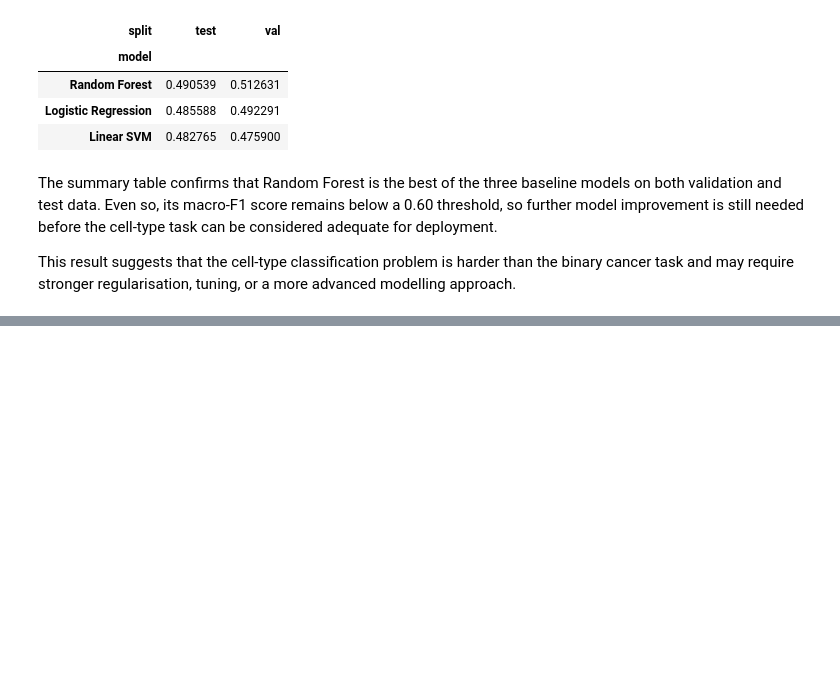
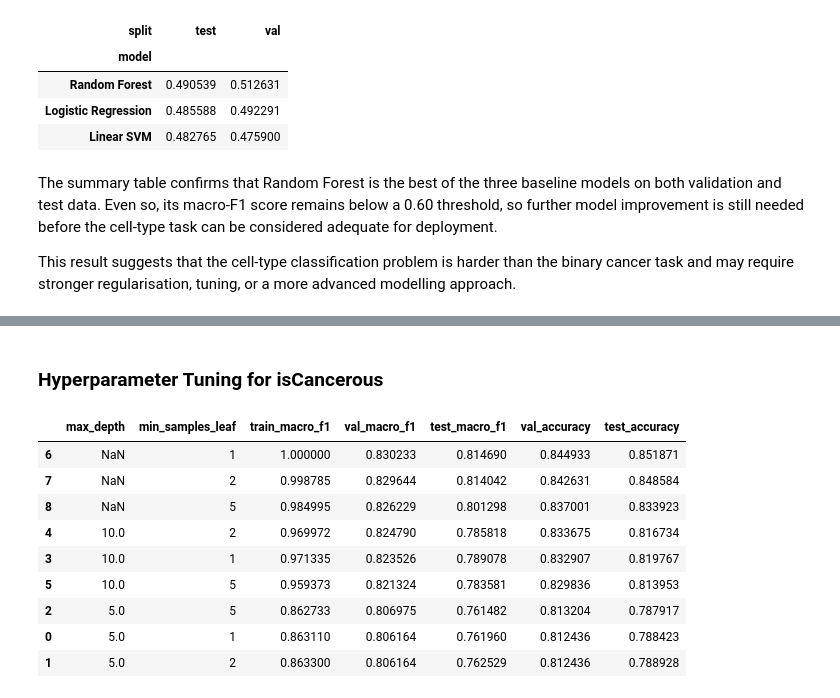
Before and after one commit to theaussiepie/Conformal-Prediction-with-ML-Workflow, a Jupyter notebook: workflow.ipynb, the cells around one changed output, grey strips where cells are left out. Cells and saved outputs as stored; diff of their text form; code cells hidden in the pictures; blank space fills up the shorter version.

Commit message:
hyperparamter tuning

```diff
--- a/workflow.ipynb
+++ b/workflow.ipynb
@@ -976,0 +983,47 @@ This result suggests that the cell-type classification problem is harder than th
+# %% [markdown]
+### Hyperparameter Tuning for isCancerous
+# %%
+from sklearn.model_selection import ParameterGrid
+
+rf_grid = list(ParameterGrid({
+    "max_depth": [5, 10, None],
+    "min_samples_leaf": [1, 2, 5]
+}))
+
+rf_cancer_results = []
+
+for params in rf_grid:
+    model = make_rf(
+        n_estimators=300,
+        max_depth=params["max_depth"]
+    )
+    model.set_params(clf__min_samples_leaf=params["min_samples_leaf"])
+
+    model.fit(X_train_c_2d, y_train_c)
+
+    train_pred = model.predict(X_train_c_2d)
+    val_pred = model.predict(X_val_c_2d)
+    test_pred = model.predict(X_test_c_2d)
+
+    rf_cancer_results.append({
+        **params,
+        "train_macro_f1": f1_score(y_train_c, train_pred, average="macro"),
+        "val_macro_f1": f1_score(y_val_c, val_pred, average="macro"),
+        "test_macro_f1": f1_score(y_test_c, test_pred, average="macro"),
+        "val_accuracy": accuracy_score(y_val_c, val_pred),
+        "test_accuracy": accuracy_score(y_test_c, test_pred)
+    })
+
+rf_cancer_results_df = pd.DataFrame(rf_cancer_results).sort_values("val_macro_f1", ascending=False)
+rf_cancer_results_df
+# %% [output]
+|  | max_depth | min_samples_leaf | train_macro_f1 | val_macro_f1 | test_macro_f1 | val_accuracy | test_accuracy |
+| 6 | NaN | 1 | 1.000000 | 0.830233 | 0.814690 | 0.844933 | 0.851871 |
+| 7 | NaN | 2 | 0.998785 | 0.829644 | 0.814042 | 0.842631 | 0.848584 |
+| 8 | NaN | 5 | 0.984995 | 0.826229 | 0.801298 | 0.837001 | 0.833923 |
+| 4 | 10.0 | 2 | 0.969972 | 0.824790 | 0.785818 | 0.833675 | 0.816734 |
+| 3 | 10.0 | 1 | 0.971335 | 0.823526 | 0.789078 | 0.832907 | 0.819767 |
+| 5 | 10.0 | 5 | 0.959373 | 0.821324 | 0.783581 | 0.829836 | 0.813953 |
+| 2 | 5.0 | 5 | 0.862733 | 0.806975 | 0.761482 | 0.813204 | 0.787917 |
+| 0 | 5.0 | 1 | 0.863110 | 0.806164 | 0.761960 | 0.812436 | 0.788423 |
+| 1 | 5.0 | 2 | 0.863300 | 0.806164 | 0.762529 | 0.812436 | 0.788928 |
```
Also changed, not shown: parts of 7 cells of this notebook.
